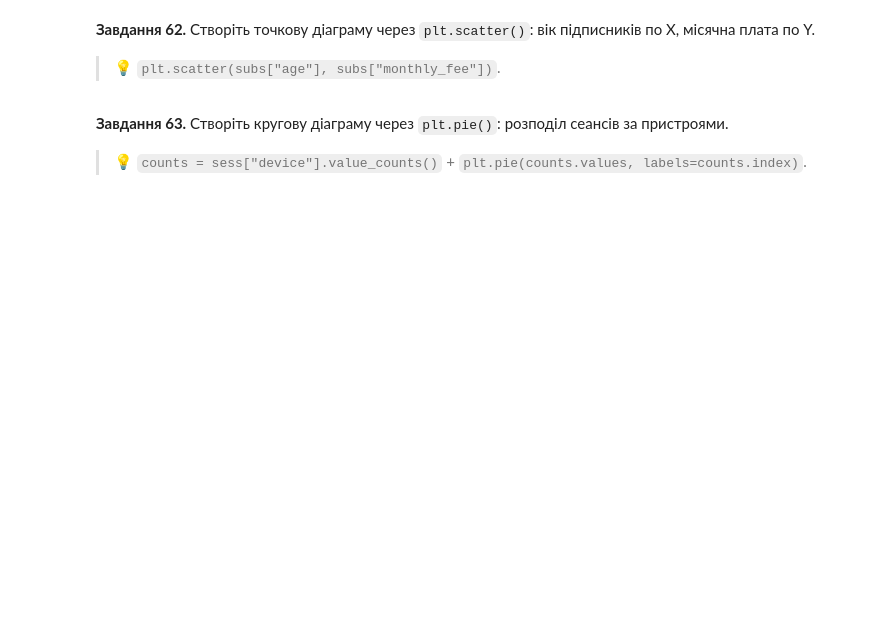
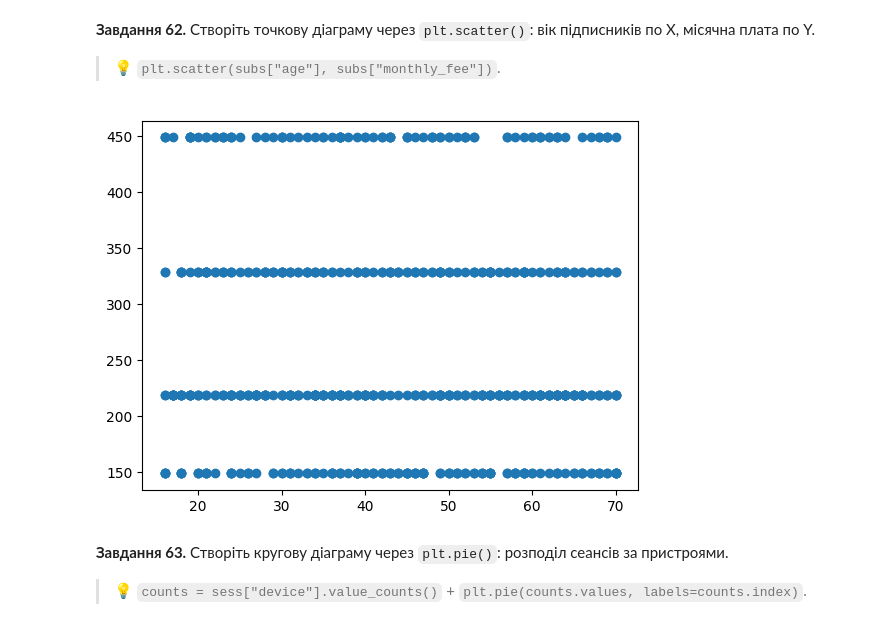
Before and after one commit to edik06031-rgb/DTA_2026, a Jupyter notebook: HW/Pandas_viz_practice.ipynb, the cells around one changed output. Saved outputs shown, nothing was run; the diff lists cells and outputs as text; code cells hidden in the pictures; blank space fills up the shorter version.

```diff
--- a/HW/Pandas_viz_practice.ipynb
+++ b/HW/Pandas_viz_practice.ipynb
@@ -1114,3 +1116,9 @@ plt.show()
+# %%
+# Завдання 62:
+plt.scatter(subs['age'], subs['monthly_fee'])
+plt.show()
+# %% [output]
+[figure, added]
 # %% [markdown]
 **Завдання 63.** Створіть кругову діаграму через `plt.pie()`: розподіл сеансів за пристроями.
 
```
Also changed, not shown: parts of 39 cells of this notebook.
